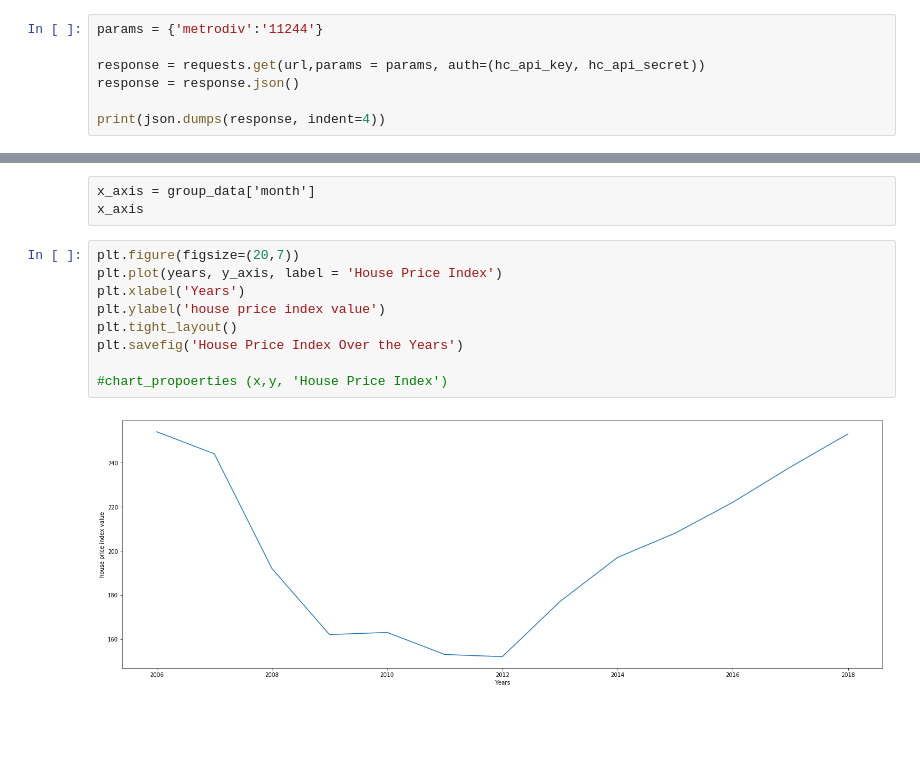
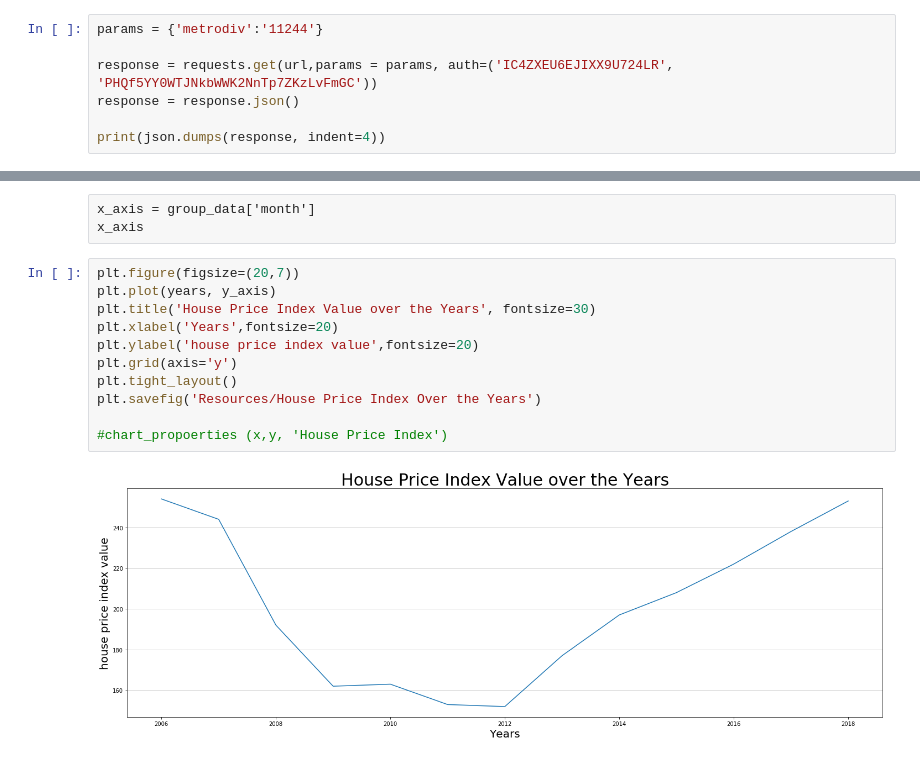
Before and after one commit to csasik/Team7, a Jupyter notebook: Untitled.ipynb, the cells around one changed output, grey strips where cells are left out. Cells and saved outputs as stored; diff of their text form; blank space fills up the shorter version.

```diff
--- a/Untitled.ipynb
+++ b/Untitled.ipynb
@@ -14,7 +12,7 @@ url = "https://api.housecanary.com/v2/metrodiv/hpi_ts_historical"
 # %%
 params = {'metrodiv':'11244'}
 
-response = requests.get(url,params = params, auth=(hc_api_key, hc_api_secret))
+response = requests.get(url,params = params, auth=('IC4ZXEU6EJIXX9U724LR', 'PHQf5YY0WTJNkbWWK2NnTp7ZKzLvFmGC'))
 response = response.json()
 
 print(json.dumps(response, indent=4))
@@ -139,12 +156,14 @@ x_axis = group_data['month']
 x_axis
 # %%
 plt.figure(figsize=(20,7))
-plt.plot(years, y_axis, label = 'House Price Index')
-plt.xlabel('Years')
-plt.ylabel('house price index value')
+plt.plot(years, y_axis)
+plt.title('House Price Index Value over the Years', fontsize=30)
+plt.xlabel('Years',fontsize=20)
+plt.ylabel('house price index value',fontsize=20)
+plt.grid(axis='y')
 plt.tight_layout()
-plt.savefig('House Price Index Over the Years')
+plt.savefig('Resources/House Price Index Over the Years')
 
 #chart_propoerties (x,y, 'House Price Index')
 # %% [output]
-[figure, old version]
+[figure, new version]
```
Also changed, not shown: parts of 4 cells of this notebook, 1 other file.
